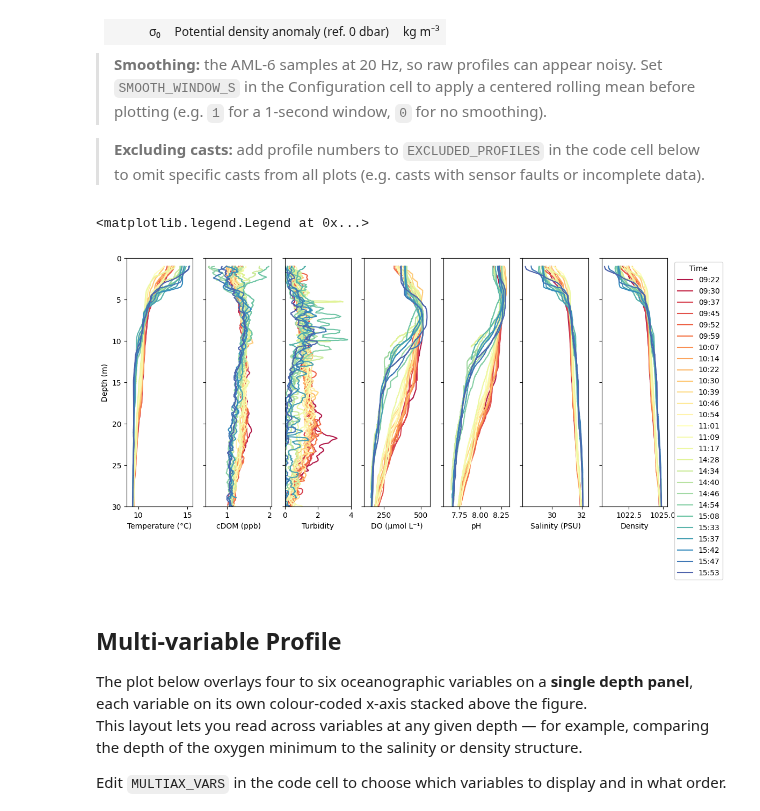
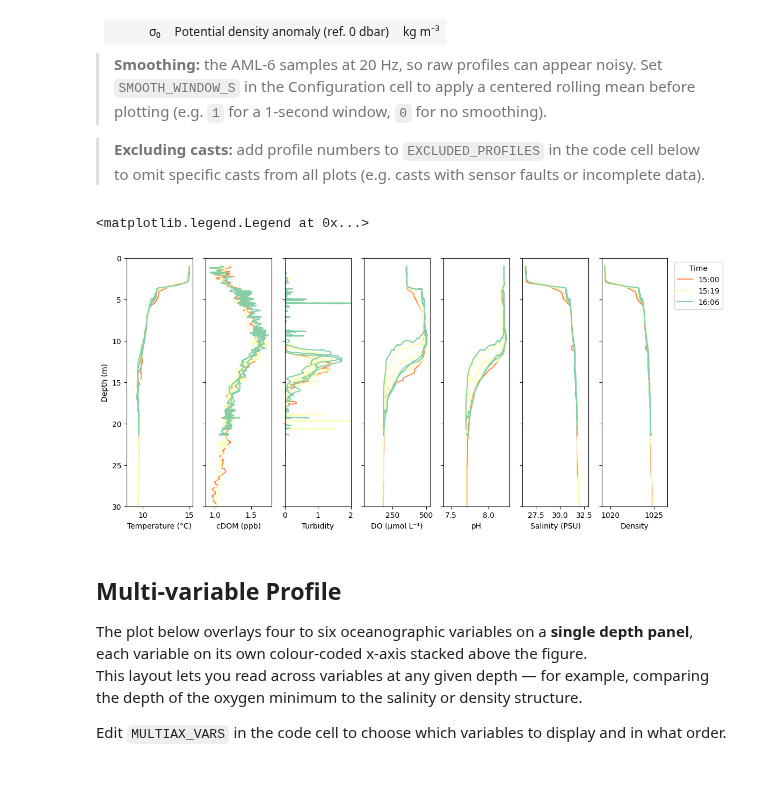
Before and after one commit to HalBradbury/AML-CTD-Tools, a Jupyter notebook: CTD_Data_Extraction.ipynb, the cells around one changed output. Cells and saved outputs as stored; diff of their text form; code cells hidden in the pictures; blank space fills up the shorter version.

```diff
--- a/CTD_Data_Extraction.ipynb
+++ b/CTD_Data_Extraction.ipynb
@@ -48,7 +48,7 @@ FOLDER_NAME = 'CTD Data'
 # Date(s) of the casts to process (format: YYYY-MM-DD, must match the download notebook).
 # To combine multiple days into a single dataset, add more entries to the list, e.g.:
 #   DATE_PATTERNS = ['2026-05-04', '2026-05-05']
-DATE_PATTERNS = ['2026-05-11']#['2026-05-04', '2026-05-05', '2026-05-07', '2026-05-08', '2026-05-09', '2026-05-11']
+DATE_PATTERNS = ['2026-05-07']
 
 
 FILETYPE   = 'aml'
@@ -227,23 +227,30 @@ def importfiles(file_list, filetype, surface_threshold=2.0):
 
             axs[0].plot(data['Depth'].values)
 
-            # --- Trim to the downcast ---
+            # --- Trim to the first downcast ---
             # Before each cast the instrument rests near the surface (the soak
-            # period). We want only the descent from the moment it leaves the
-            # surface down to its maximum depth, discarding both the soak period
-            # and any upcast data recorded afterwards.
+            # period). We want only the first continuous descent — discarding the
+            # soak period and any subsequent upcast or repeat downcast.
 
-            # Step 1: find the index of the deepest measurement in this cast.
-            maxdepth_idx = data['Depth'].idxmax()
+            # Step 1: find the end of the FIRST downcast.
+            # When depth drops more than 2 m below its running maximum, the
+            # instrument has started ascending. We use the row just before that
+            # point as the downcast endpoint, so a deeper second pass does not
+            # pull the intervening upcast data into the record.
+            _running_max = data['Depth'].expanding().max()
+            _ascending   = (_running_max - data['Depth']) > 2.0
+            if _ascending.any():
+                _first_ascent = _ascending.index[_ascending.to_numpy().argmax()]
+                maxdepth_idx  = data.loc[:_first_ascent, 'Depth'].idxmax()
+            else:
+                maxdepth_idx = data['Depth'].idxmax()
 
-            # Step 2: look only at rows before that deepest point, and find the
-            # last row where the instrument was still within surface_threshold of
-            # the surface. That row is where the real descent starts.
+            # Step 2: find the soak period end before the first downcast.
             pre_max      = data.loc[:maxdepth_idx]
             near_surface = pre_max[pre_max['Depth'] < surface_threshold]
             cast_start   = near_surface.index[-1] if len(near_surface) > 0 else pre_max.index[0]
 
-            # Step 3: keep only the rows from cast_start to maxdepth_idx.
+            # Step 3: keep only the first downcast.
             data = data.loc[cast_start:maxdepth_idx].copy()
 
             axs[1].plot(data['Depth'].values, label=profile_idx)
@@ -496,35 +503,35 @@ axs[0].set_ylabel('Depth (m)')
 # zip(axs, _plot_keys) pairs each subplot with the variable it should display,
 # avoiding the need for manual index arithmetic.
 for ind, CTD in data.groupby('profile'):
     if ind in EXCLUDED_PROFILES:
         continue
     _lbl = _cast_label(file_list[ind], ind)
     for ax, key in zip(axs, _plot_keys):
         if key == 'DO':
             # DO_DIVISOR converts µmol/L → mL/L when DO_UNITS = 'mL/L',
             # and equals 1.0 (no change) when DO_UNITS = 'umol/L'.
             ax.plot(_smooth(CTD['DO'] / DO_DIVISOR), CTD['Depth'],
                     color=PROFILE_COLORS[ind], label=_lbl)
             ax.set_xlabel(AXIS_LABELS['DO'])
         else:
             ax.plot(_smooth(CTD[key]), CTD['Depth'],
                     color=PROFILE_COLORS[ind], label=_lbl)
             ax.set_xlabel(AXIS_LABELS.get(key, key))
 
 # axs[0].set_xlim(9,16)
-axs[2].set_xlim(0,4)
+axs[2].set_xlim(0,2)
 # axs[3].set_xlim(170,500)
 # axs[4].set_xlim(7.6,8.3)
 # axs[5].set_xlim(24,32)
 # axs[6].set_xlim(1023.5,1025)
 
 _legend_title = ('Date / Time' if _multi_date else 'Time') if LABEL_BY_TIME else 'Profile'
 axs[-1].legend(title=_legend_title, bbox_to_anchor=(1.05, 1), loc='upper left')
 
 # plt.savefig('CTD_25m.png',dpi=300,bbox_inches='tight')
 # %% [output]
 <matplotlib.legend.Legend at 0x...>
-[figure, old version]
+[figure, new version]
 # %% [markdown]
 ## Multi-variable Profile
 
```
Also changed, not shown: parts of 12 cells of this notebook, 1 other file.
